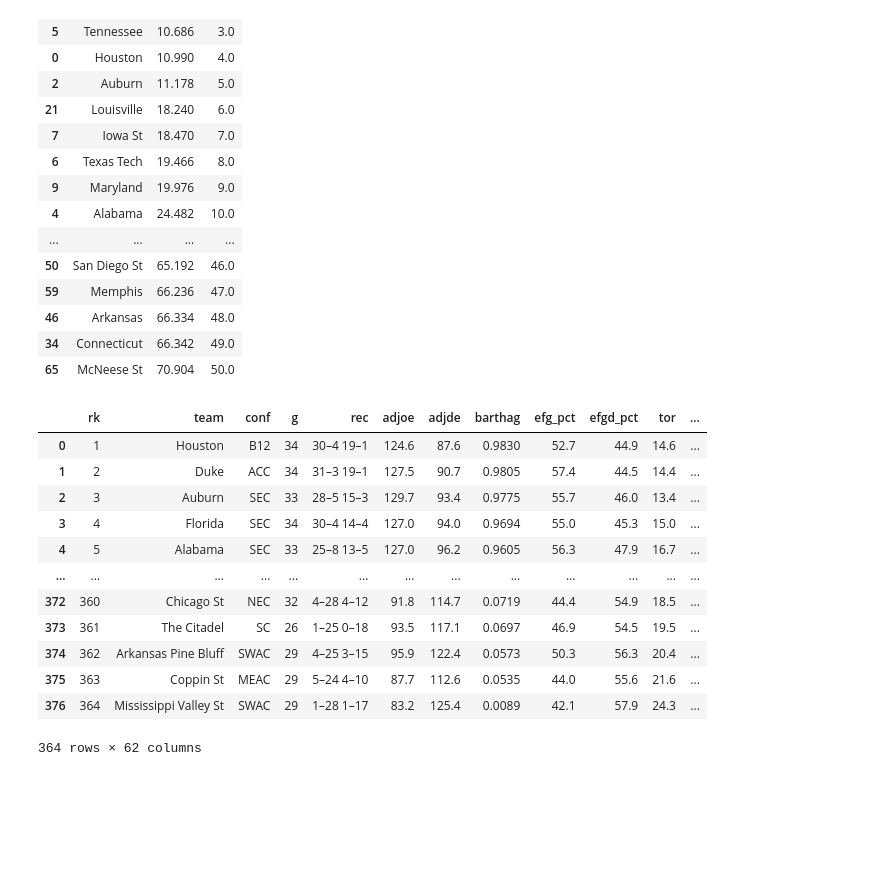
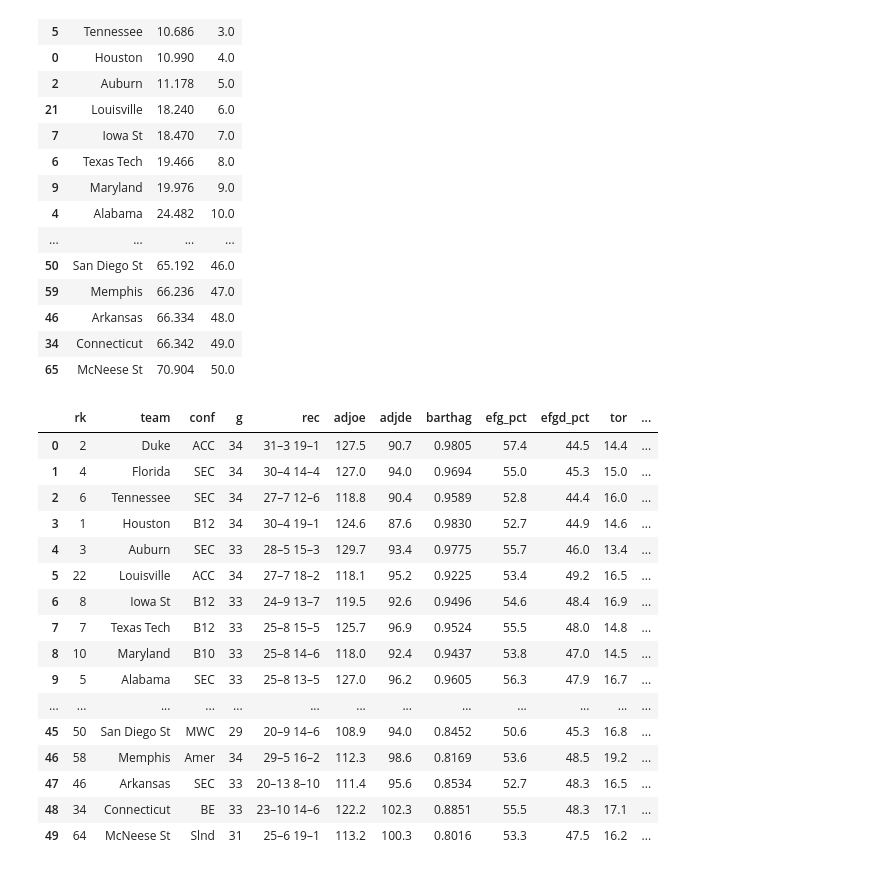
Before and after one commit to JLivingston01/march-madness, a Jupyter notebook: notebooks/full_process_prototype.ipynb, the cells around one changed output. Drawn from its saved outputs; the diff is of its cells as text; code cells hidden in the pictures; blank space fills up the shorter version.

```diff
--- a/notebooks/full_process_prototype.ipynb
+++ b/notebooks/full_process_prototype.ipynb
@@ -278,21 +278,28 @@ prediction_df.sort_values(by='rating',ascending=True).head(50)
 | 46 | Arkansas | 66.334 | 48.0 |
 | 34 | Connecticut | 66.342 | 49.0 |
 | 65 | McNeese St | 70.904 | 50.0 |
-# %%
-tmp
-# %% [output]
-|  | rk | team | conf | g | rec | adjoe | adjde | barthag | efg_pct | efgd_pct | tor | ... |
-| 0 | 1 | Houston | B12 | 34 | 30–4 19–1 | 124.6 | 87.6 | 0.9830 | 52.7 | 44.9 | 14.6 | ... |
-| 1 | 2 | Duke | ACC | 34 | 31–3 19–1 | 127.5 | 90.7 | 0.9805 | 57.4 | 44.5 | 14.4 | ... |
-| 2 | 3 | Auburn | SEC | 33 | 28–5 15–3 | 129.7 | 93.4 | 0.9775 | 55.7 | 46.0 | 13.4 | ... |
-| 3 | 4 | Florida | SEC | 34 | 30–4 14–4 | 127.0 | 94.0 | 0.9694 | 55.0 | 45.3 | 15.0 | ... |
-| 4 | 5 | Alabama | SEC | 33 | 25–8 13–5 | 127.0 | 96.2 | 0.9605 | 56.3 | 47.9 | 16.7 | ... |
-| ... | ... | ... | ... | ... | ... | ... | ... | ... | ... | ... | ... | ... |
-| 372 | 360 | Chicago St | NEC | 32 | 4–28 4–12 | 91.8 | 114.7 | 0.0719 | 44.4 | 54.9 | 18.5 | ... |
-| 373 | 361 | The Citadel | SC | 26 | 1–25 0–18 | 93.5 | 117.1 | 0.0697 | 46.9 | 54.5 | 19.5 | ... |
-| 374 | 362 | Arkansas Pine Bluff | SWAC | 29 | 4–25 3–15 | 95.9 | 122.4 | 0.0573 | 50.3 | 56.3 | 20.4 | ... |
-| 375 | 363 | Coppin St | MEAC | 29 | 5–24 4–10 | 87.7 | 112.6 | 0.0535 | 44.0 | 55.6 | 21.6 | ... |
-| 376 | 364 | Mississippi Valley St | SWAC | 29 | 1–28 1–17 | 83.2 | 125.4 | 0.0089 | 42.1 | 57.9 | 24.3 | ... |
-364 rows × 62 columns
+# %%
+tmp['PP']=model.predict(tmp[features])
+tmp['PP_RANK']=tmp['PP'].rank(ascending=True,)
 # %%
 prediction_df.to_csv('predictions.csv',index=False)
+# %%
+tmp.sort_values(by='PP',ascending=True).head(50).reset_index(drop=True)
+# %% [output]
+|  | rk | team | conf | g | rec | adjoe | adjde | barthag | efg_pct | efgd_pct | tor | ... |
+| 0 | 2 | Duke | ACC | 34 | 31–3 19–1 | 127.5 | 90.7 | 0.9805 | 57.4 | 44.5 | 14.4 | ... |
+| 1 | 4 | Florida | SEC | 34 | 30–4 14–4 | 127.0 | 94.0 | 0.9694 | 55.0 | 45.3 | 15.0 | ... |
+| 2 | 6 | Tennessee | SEC | 34 | 27–7 12–6 | 118.8 | 90.4 | 0.9589 | 52.8 | 44.4 | 16.0 | ... |
+| 3 | 1 | Houston | B12 | 34 | 30–4 19–1 | 124.6 | 87.6 | 0.9830 | 52.7 | 44.9 | 14.6 | ... |
+| 4 | 3 | Auburn | SEC | 33 | 28–5 15–3 | 129.7 | 93.4 | 0.9775 | 55.7 | 46.0 | 13.4 | ... |
+| 5 | 22 | Louisville | ACC | 34 | 27–7 18–2 | 118.1 | 95.2 | 0.9225 | 53.4 | 49.2 | 16.5 | ... |
+| 6 | 8 | Iowa St | B12 | 33 | 24–9 13–7 | 119.5 | 92.6 | 0.9496 | 54.6 | 48.4 | 16.9 | ... |
+| 7 | 7 | Texas Tech | B12 | 33 | 25–8 15–5 | 125.7 | 96.9 | 0.9524 | 55.5 | 48.0 | 14.8 | ... |
+| 8 | 10 | Maryland | B10 | 33 | 25–8 14–6 | 118.0 | 92.4 | 0.9437 | 53.8 | 47.0 | 14.5 | ... |
+| 9 | 5 | Alabama | SEC | 33 | 25–8 13–5 | 127.0 | 96.2 | 0.9605 | 56.3 | 47.9 | 16.7 | ... |
+| ... | ... | ... | ... | ... | ... | ... | ... | ... | ... | ... | ... | ... |
+| 45 | 50 | San Diego St | MWC | 29 | 20–9 14–6 | 108.9 | 94.0 | 0.8452 | 50.6 | 45.3 | 16.8 | ... |
+| 46 | 58 | Memphis | Amer | 34 | 29–5 16–2 | 112.3 | 98.6 | 0.8169 | 53.6 | 48.5 | 19.2 | ... |
+| 47 | 46 | Arkansas | SEC | 33 | 20–13 8–10 | 111.4 | 95.6 | 0.8534 | 52.7 | 48.3 | 16.5 | ... |
+| 48 | 34 | Connecticut | BE | 33 | 23–10 14–6 | 122.2 | 102.3 | 0.8851 | 55.5 | 48.3 | 17.1 | ... |
+| 49 | 64 | McNeese St | Slnd | 31 | 25–6 19–1 | 113.2 | 100.3 | 0.8016 | 53.3 | 47.5 | 16.2 | ... |
```
Also changed, not shown: parts of 1 cell of this notebook.
